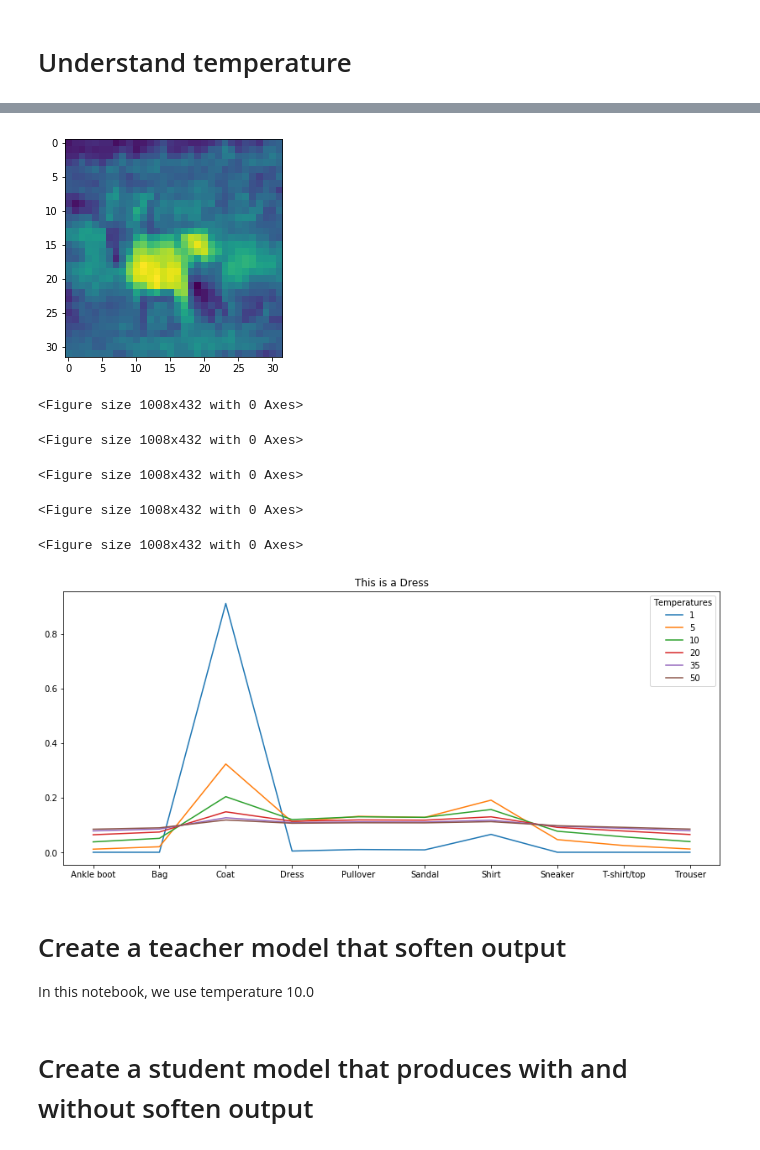
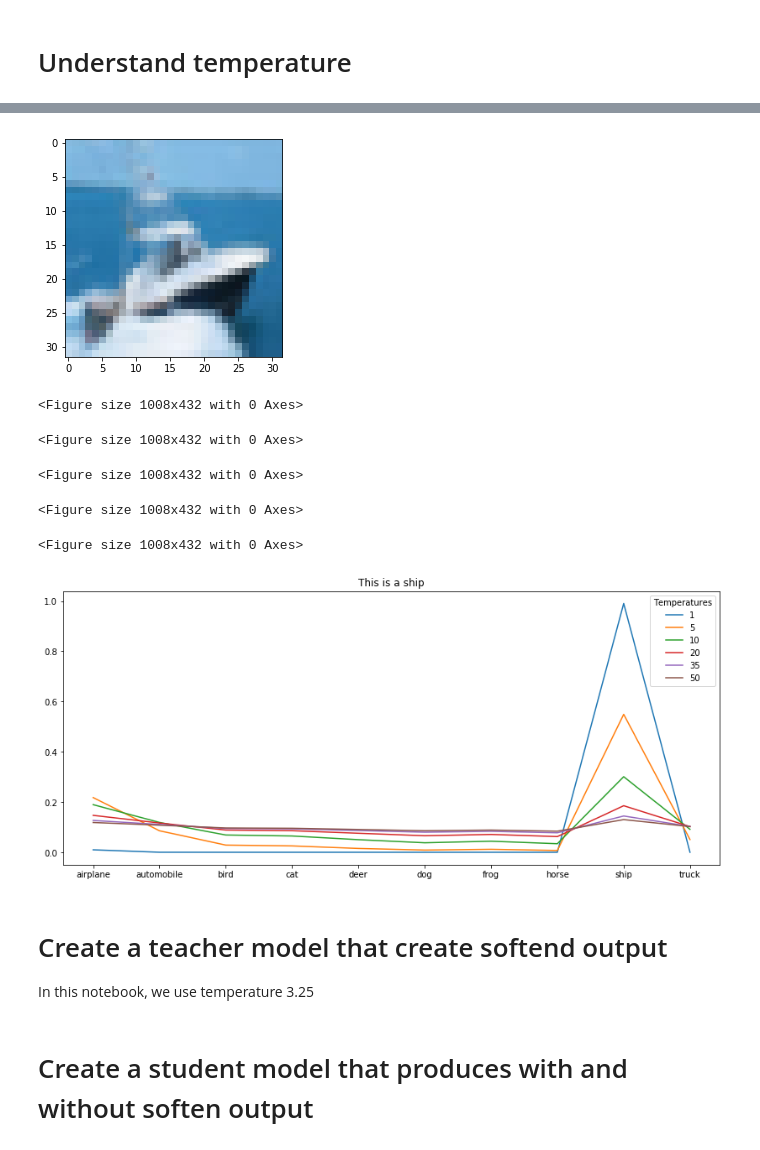
Before and after one commit to patrickphat/Knowledge-Distillation-Keras, a Jupyter notebook: Knowledge_Distillation_Notebook.ipynb, the cells around one changed output, grey strips where cells are left out. Saved outputs shown, nothing was run; the diff lists cells and outputs as text; code cells hidden in the pictures.

```diff
--- a/Knowledge_Distillation_Notebook.ipynb
+++ b/Knowledge_Distillation_Notebook.ipynb
@@ -124,58 +123,49 @@ plt.imshow(x_train[0,:,:,0])
 # %%
-import copy
 Teacher_logits = Model(Teacher.input,Teacher.layers[-2].output)
 
 logits_plot = []
 
-class_names = ["T-shirt/top",
-               "Trouser",
-               "Pullover",
-               "Dress",
-               "Coat",
-               "Sandal",
-               "Shirt",
-               "Sneaker",
-               "Bag",
-               "Ankle boot"]
+class_names = ["airplane","automobile","bird","cat","deer","dog","frog","horse","ship","truck"]
+
 
 # Choose the item to visualize temperature
-item_idx = 3
+item_idx = 8
 
 item_image = x_train[item_idx]
 
-plt.imshow(item_image[:,:,0])
+plt.imshow(item_image)
 
 Temperatures = [1,5,10,20,35,50]
 
 
-for Temperature in Temperatures :
+for Temperature in Temperatures:
   # Create temperature layer that produces logits with temperature
   T_layer = Lambda(lambda x:x/Temperature)(Teacher_logits.output)
 
   # Create a softmax layer
   Softmax_layer = Softmax()(T_layer)
   # Add the teacher T_layer to the whole model
   Teacher_logits_soften = Model(Teacher.input,Softmax_layer)
 
   # Append for plotting
   logits_plot.append(Teacher_logits_soften.predict(np.array([item_image])))
 
   plt.figure(figsize=(14, 6))
 for i in range(len(Temperatures)):
   sns.lineplot(class_names,logits_plot[i][0],legend="full")
-  plt.title('This is a '+ class_names[item_idx])
+  plt.title('This is a '+ class_names[y_train[item_idx][0]])
   plt.legend(Temperatures,title="Temperatures")
 # %% [output]
-[figure, old version]
+[figure, new version]
 <Figure size 1008x432 with 0 Axes>
 <Figure size 1008x432 with 0 Axes>
 <Figure size 1008x432 with 0 Axes>
 <Figure size 1008x432 with 0 Axes>
 <Figure size 1008x432 with 0 Axes>
-[figure, old version]
+[figure, new version]
 # %% [markdown]
-# Create a teacher model that soften output
-In this notebook, we use temperature 10.0
+# Create a teacher model that create softend output
+In this notebook, we use temperature 3.25
 # %%
 Temperature = 3.25
 T_layer = Lambda(lambda x:x/Temperature)(Teacher_logits.output)
```
Also changed, not shown: parts of 19 cells of this notebook.
